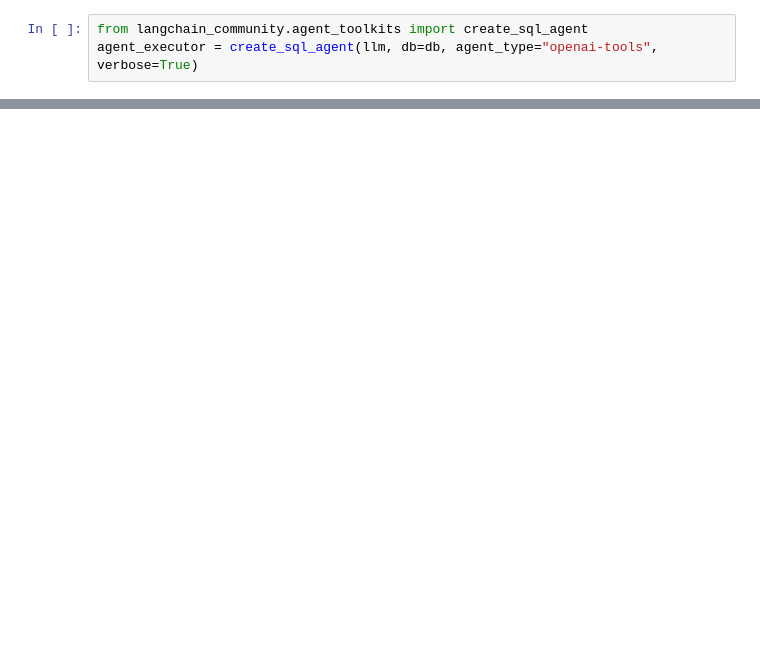
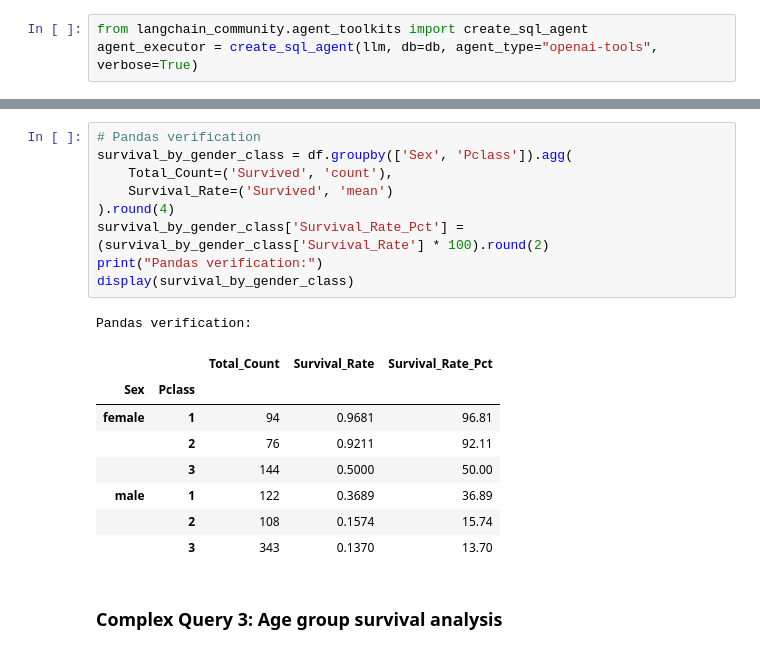
Before and after one commit to TAHMID37/Agent-Database-Interaction, a Jupyter notebook: explore/4_query_and_QA_sqldb_from_csv.ipynb, the cells around one changed output, grey strips where cells are left out. Drawn from its saved outputs; the diff is of its cells as text; blank space fills up the shorter version.

```diff
--- a/explore/4_query_and_QA_sqldb_from_csv.ipynb
+++ b/explore/4_query_and_QA_sqldb_from_csv.ipynb
@@ -216,0 +300,21 @@ df[df["Survived"]==1]["Age"].mean()
+# %%
+# Pandas verification
+survival_by_gender_class = df.groupby(['Sex', 'Pclass']).agg(
+    Total_Count=('Survived', 'count'),
+    Survival_Rate=('Survived', 'mean')
+).round(4)
+survival_by_gender_class['Survival_Rate_Pct'] = (survival_by_gender_class['Survival_Rate'] * 100).round(2)
+print("Pandas verification:")
+display(survival_by_gender_class)
+# %% [output]
+Pandas verification:
+|  |  | Total_Count | Survival_Rate | Survival_Rate_Pct |
+| Sex | Pclass |  |  |  |
+| female | 1 | 94 | 0.9681 | 96.81 |
+|  | 2 | 76 | 0.9211 | 92.11 |
+|  | 3 | 144 | 0.5000 | 50.00 |
+| male | 1 | 122 | 0.3689 | 36.89 |
+|  | 2 | 108 | 0.1574 | 15.74 |
+|  | 3 | 343 | 0.1370 | 13.70 |
+# %% [markdown]
+### **Complex Query 3: Age group survival analysis**
```
Also changed, not shown: parts of 25 cells of this notebook, 8 other files.
